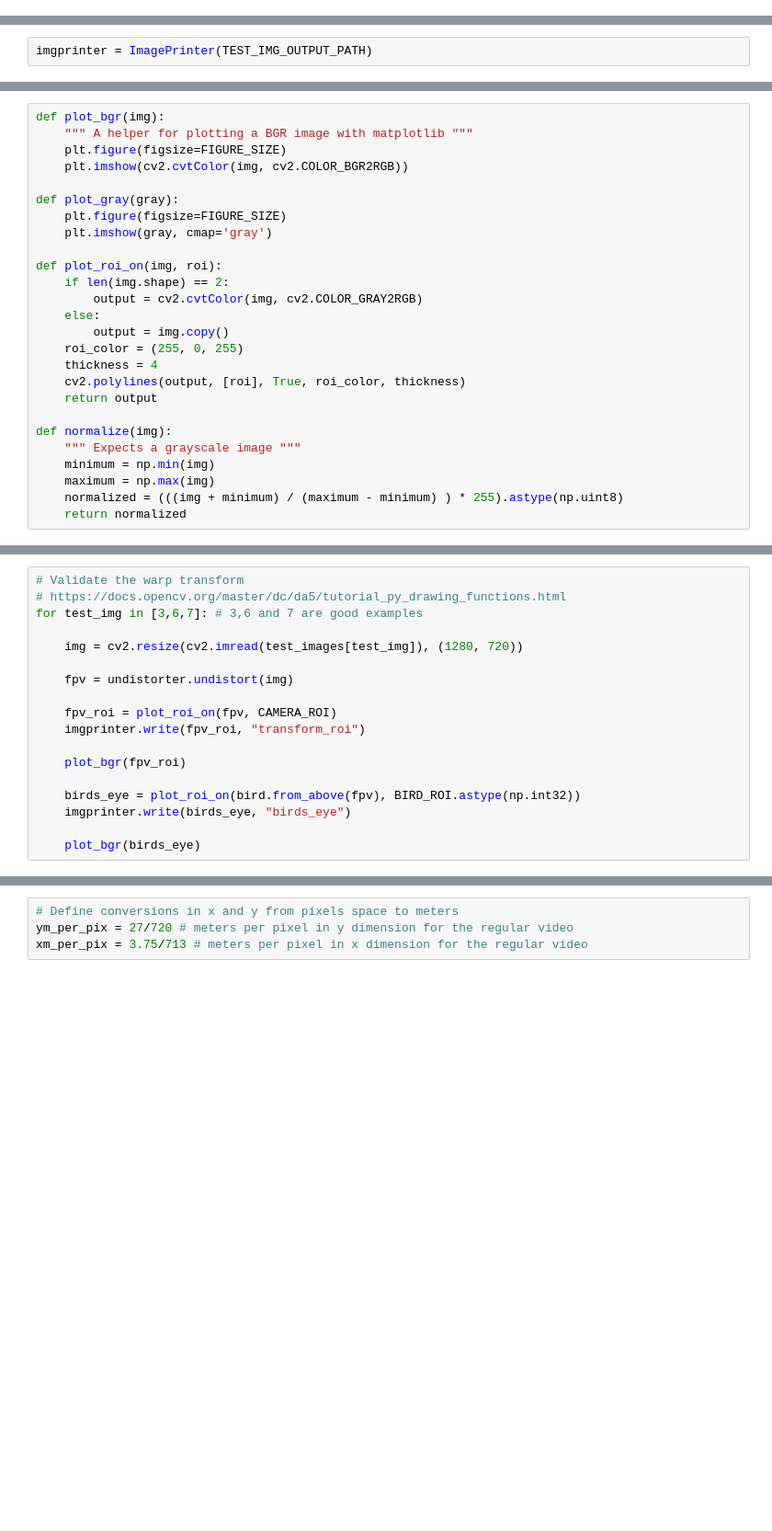
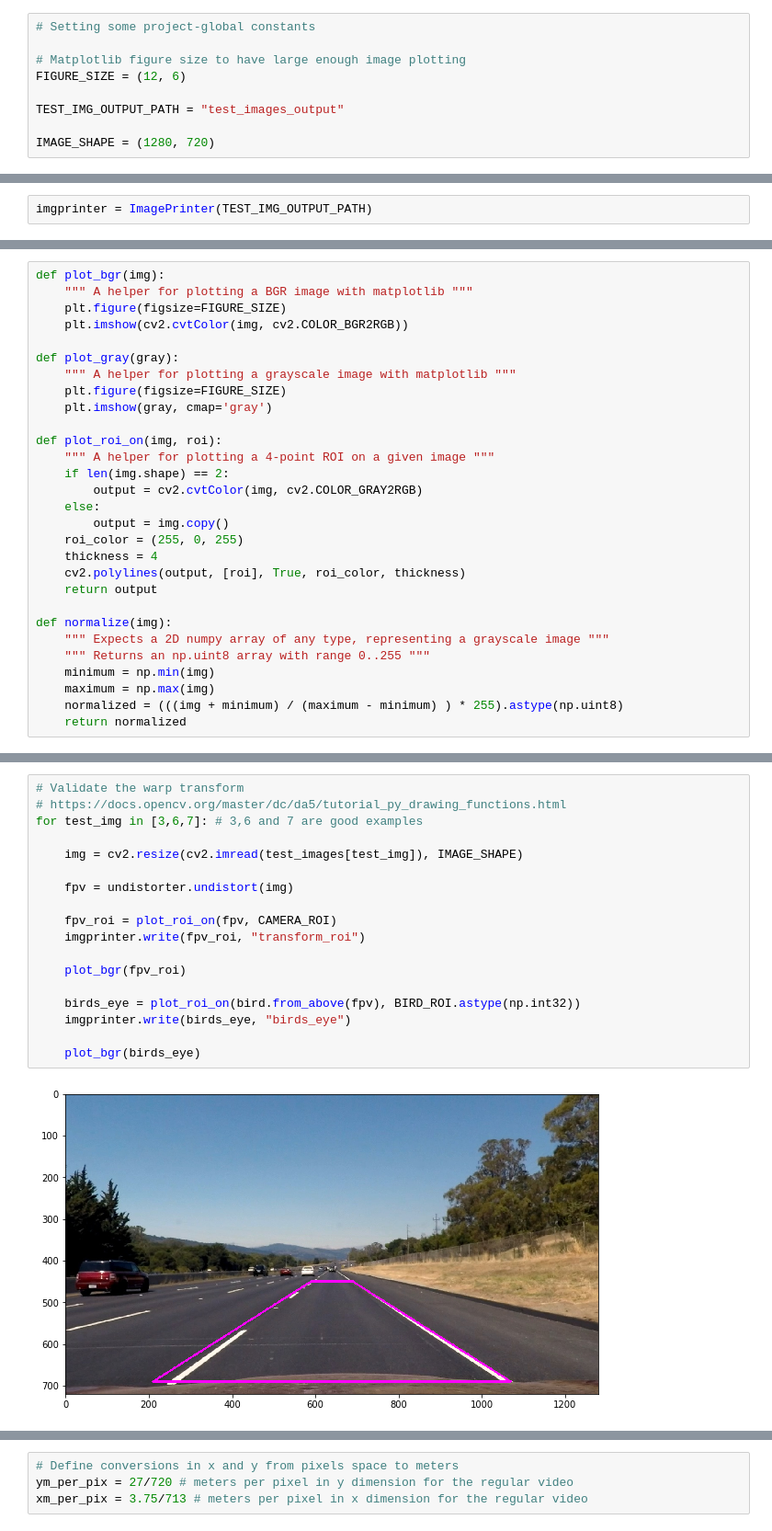
Before and after one commit to khaemn/udacity_advanced_lanelinefinder, a Jupyter notebook: develop.ipynb, the cells around one changed output, grey strips where cells are left out. Shown at 92% size. Saved outputs shown, nothing was run; the diff lists cells and outputs as text; blank space fills up the shorter version.

```diff
--- a/develop.ipynb
+++ b/develop.ipynb
@@ -313,3 +335,12 @@ TEST_IMG_OUTPUT_PATH = "test_images_output"
+# %%
+# Setting some project-global constants
+
+# Matplotlib figure size to have large enough image plotting
+FIGURE_SIZE = (12, 6)
+
+TEST_IMG_OUTPUT_PATH = "test_images_output"
+
+IMAGE_SHAPE = (1280, 720)
 # %%
 import matplotlib.pyplot as plt
 import numpy as np
@@ -394,10 +450,12 @@ def plot_bgr(img):
     plt.imshow(cv2.cvtColor(img, cv2.COLOR_BGR2RGB))
 
 def plot_gray(gray):
+    """ A helper for plotting a grayscale image with matplotlib """
     plt.figure(figsize=FIGURE_SIZE)
     plt.imshow(gray, cmap='gray')
 
 def plot_roi_on(img, roi):
+    """ A helper for plotting a 4-point ROI on a given image """
     if len(img.shape) == 2:
         output = cv2.cvtColor(img, cv2.COLOR_GRAY2RGB)
     else:
@@ -408,7 +466,8 @@ def plot_roi_on(img, roi):
     return output
 
 def normalize(img):
-    """ Expects a grayscale image """
+    """ Expects a 2D numpy array of any type, representing a grayscale image """
+    """ Returns an np.uint8 array with range 0..255 """
     minimum = np.min(img)
     maximum = np.max(img)
     normalized = (((img + minimum) / (maximum - minimum) ) * 255).astype(np.uint8)
@@ -469,18 +514,20 @@ bird = Bird(BIRD_ROI, CAMERA_ROI.astype(np.float32))
 # %%
 # Validate the warp transform
 # https://docs.opencv.org/master/dc/da5/tutorial_py_drawing_functions.html
 for test_img in [3,6,7]: # 3,6 and 7 are good examples
 
-    img = cv2.resize(cv2.imread(test_images[test_img]), (1280, 720))
+    img = cv2.resize(cv2.imread(test_images[test_img]), IMAGE_SHAPE)
 
     fpv = undistorter.undistort(img)
 
     fpv_roi = plot_roi_on(fpv, CAMERA_ROI)
     imgprinter.write(fpv_roi, "transform_roi")
 
     plot_bgr(fpv_roi)
 
     birds_eye = plot_roi_on(bird.from_above(fpv), BIRD_ROI.astype(np.int32))
     imgprinter.write(birds_eye, "birds_eye")
 
     plot_bgr(birds_eye)
+# %% [output]
+[figure, added]
```
Also changed, not shown: parts of 27 cells of this notebook, 3 other files.
